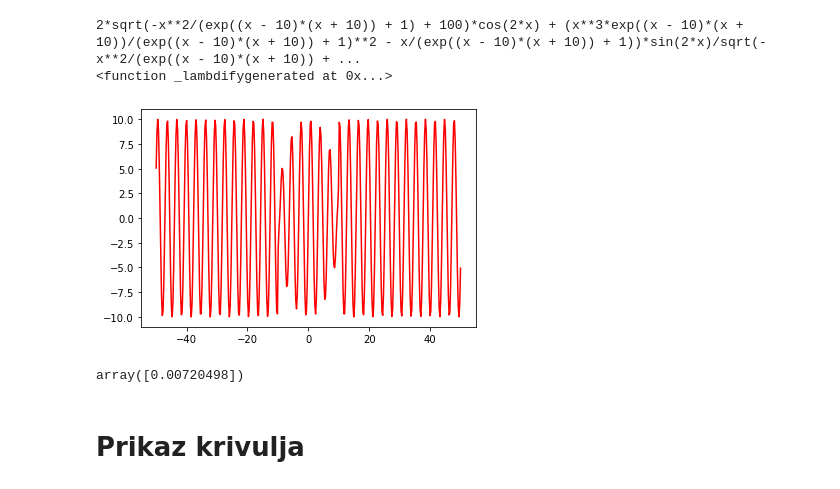
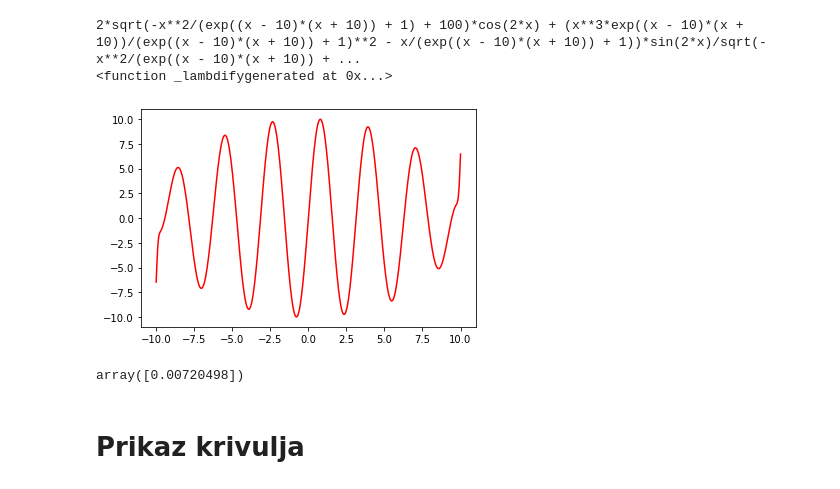
Before and after one commit to ivanazuzic/Efficiency-of-dragging-gestures, a Jupyter notebook: Krivulje kandidati.ipynb, the cells around one changed output. Drawn from its saved outputs; the diff is of its cells as text; code cells hidden in the pictures.

Commit message:
Added the current state of the candidate curves notebook

```diff
--- a/Krivulje kandidati.ipynb
+++ b/Krivulje kandidati.ipynb
@@ -20,35 +20,35 @@ def napravi_sinc(a, b, c):
 def analiziraj_K(f, t):
     f0 = sp.lambdify(x, f, 'numpy')
 
     fder = f.diff(x)
     print(fder)
     f1 = sp.lambdify(x, fder, 'numpy')
     print(f1)
     f1(np.array([0, 1, 7]))
 
     fderder = fder.diff(x)
 
     f2 = sp.lambdify(x, fderder, 'numpy')
 
     K = (f2(np.array([t]))) / math.pow(1 + (f1(np.array([t]) )**2), 3 / 2)
 
-    x_val = np.linspace(-50, 50, 400)
+    x_val = np.linspace(-10, 10, 400)
     y_val0 = f0(x_val)
     y_val1 = f1(x_val)
     y_val2 = f2(x_val)
     plt.plot(x_val, y_val0, 'r') # plotting t, a separately
    # plt.plot(x_val, y_val1, 'b') # plotting t, b separately
     #plt.plot(x_val, y_val2, 'g') # plotting t, c separately
     plt.show()
 
     return abs(K)
 
 #analiziraj_K(napravi_parabolu(1, 2, 3), 5)
 analiziraj_K(napravi_bombon(2, 1, 10, 0, 10), 5)
 # %% [output]
 2*sqrt(-x**2/(exp((x - 10)*(x + 10)) + 1) + 100)*cos(2*x) + (x**3*exp((x - 10)*(x + 10))/(exp((x - 10)*(x + 10)) + 1)**2 - x/(exp((x - 10)*(x + 10)) + 1))*sin(2*x)/sqrt(-x**2/(exp((x - 10)*(x + 10)) + ...
 <function _lambdifygenerated at 0x...>
-[figure, old version]
+[figure, new version]
 array([0.00720498])
 # %% [markdown]
 # Prikaz krivulja
```
Also changed, not shown: parts of 1 cell of this notebook.
